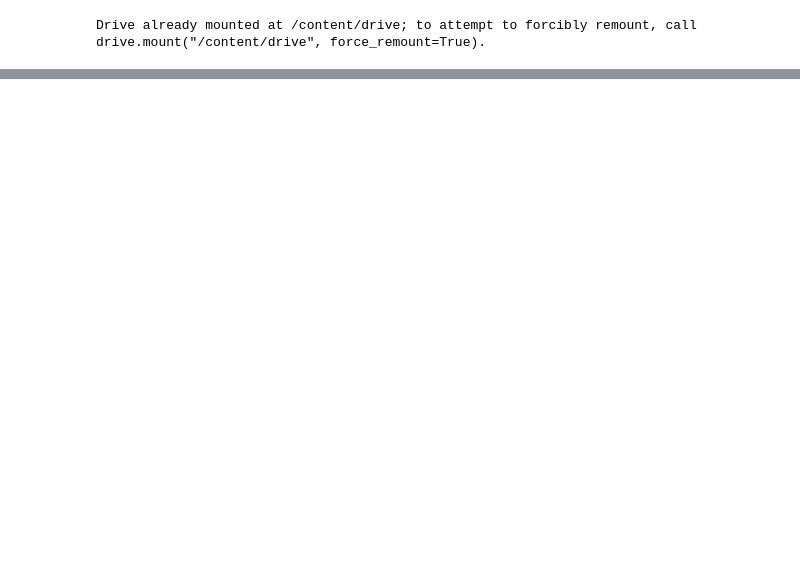
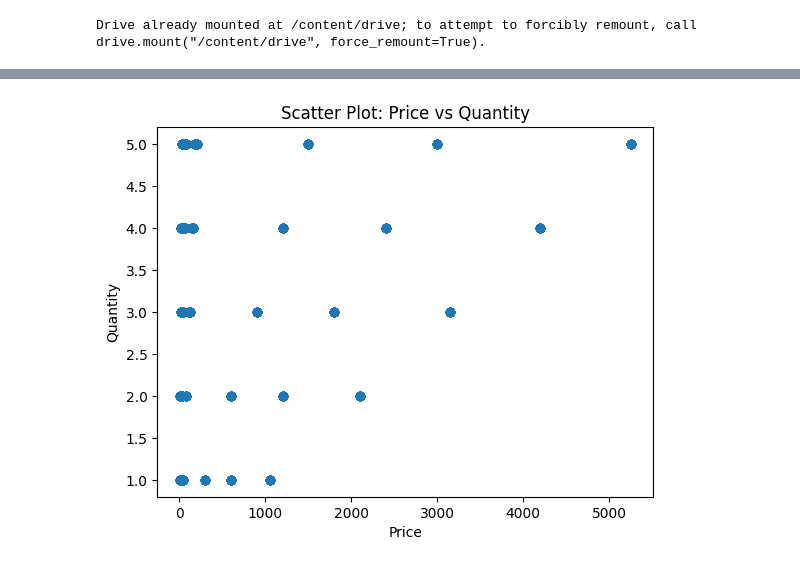
Before and after one commit to Hathaichanoklnwza/BSC_DPDM23, a Jupyter notebook: Understanding_Data.ipynb, the cells around one changed output, grey strips where cells are left out. Saved outputs shown, nothing was run; the diff lists cells and outputs as text; code cells hidden in the pictures; blank space fills up the shorter version.

```diff
--- a/Understanding_Data.ipynb
+++ b/Understanding_Data.ipynb
@@ -78,0 +158,10 @@ data_from_gsheet.head()
+# %%
+plt.scatter(shopping_data['price'],shopping_data['quantity'],alpha=0.05)
+plt.xlabel('Price')
+plt.ylabel('Quantity')
+plt.title('Scatter Plot: Price vs Quantity')
+
+# Show the plot
+plt.show()
+# %% [output]
+[figure, added]
```
Also changed, not shown: parts of 75 cells of this notebook.
